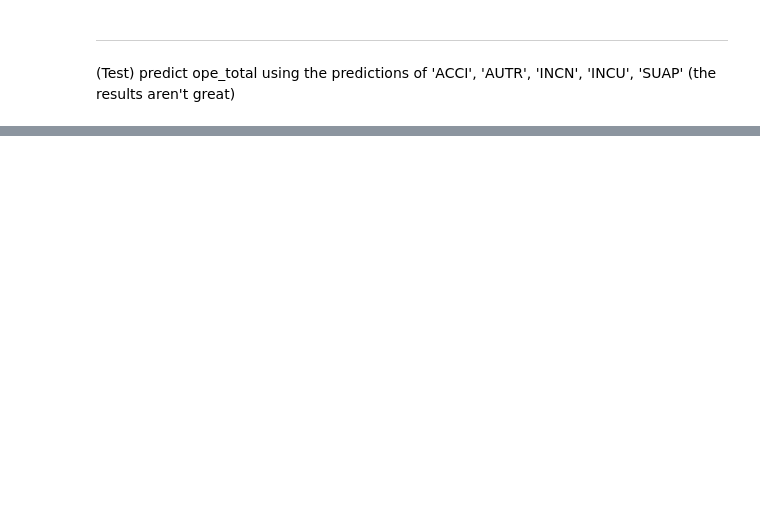
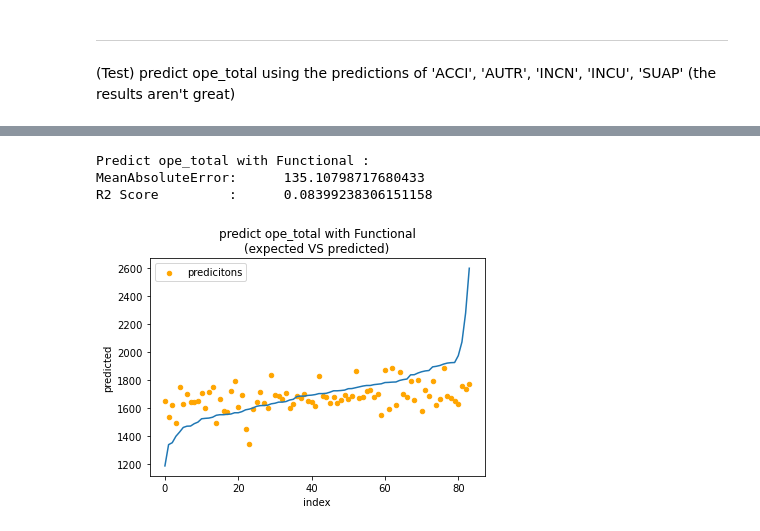
Before and after one commit to macdrien/utbm-ad50-predict-interventions-number-sdis91, a Jupyter notebook: src/models.ipynb, the cells around one changed output, grey strips where cells are left out. Saved outputs shown, nothing was run; the diff lists cells and outputs as text; code cells hidden in the pictures; blank space fills up the shorter version.

```diff
--- a/src/models.ipynb
+++ b/src/models.ipynb
@@ -258,0 +392,3 @@ R2 Score         :      -1.3311917029339244
+# %%
+ak_model = ak_regressor.export_model()
+ak_model.summary()
@@ -258,0 +413,14 @@ R2 Score         :      -1.3311917029339244
+# %%
+display_mae_r2(
+    model=ak_model,
+    train_test=ak_train_test,
+)
+plot_expected_vs_predicted(
+    model=ak_model,
+    train_test=ak_train_test,
+)
+# %% [output]
+Predict ope_total with Functional :
+MeanAbsoluteError:      135.10798717680433
+R2 Score         :      0.08399238306151158
+[figure, added]
```
Also changed, not shown: parts of 9 cells of this notebook, 10 other files.
